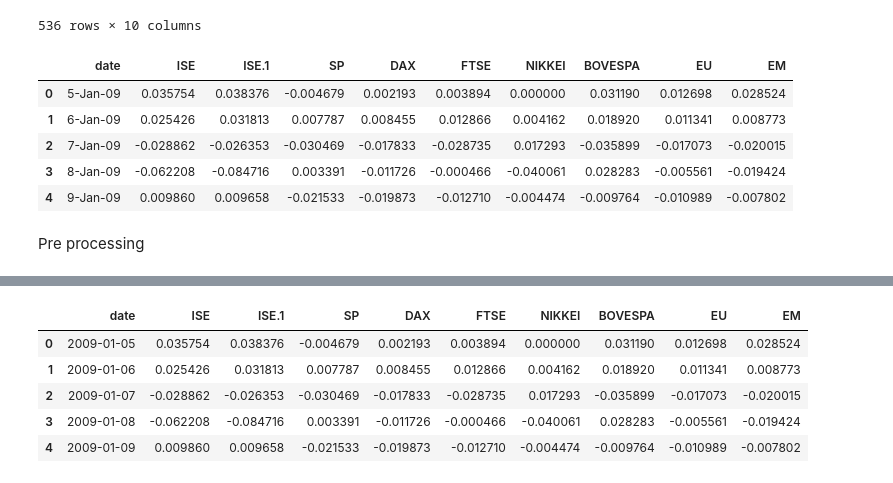
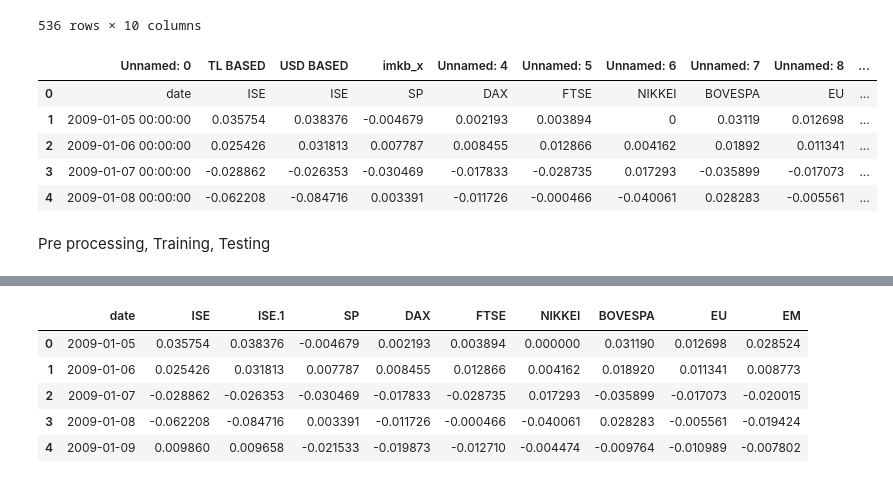
Before and after one commit to mikhalastepek/Istanbul-Stock-Exchange-Regression, a Jupyter notebook: final_project_bte420.ipynb, the cells around one changed output, grey strips where cells are left out. Saved outputs shown, nothing was run; the diff lists cells and outputs as text; code cells hidden in the pictures.

```diff
--- a/final_project_bte420.ipynb
+++ b/final_project_bte420.ipynb
@@ -20,26 +20,26 @@ df
 # %%
 # CALL DATA WITH API
 # Importing the data from the origin Website (A different alterntive)
 import os
 
 ISE_PATH = 'https://archive.ics.uci.edu/ml/machine-learning-databases/00247/data_akbilgic.xlsx'
 
 def load_ISE_data(ISE_path = ISE_PATH):
     excel_path = os.path.join(ISE_path)
     return pd.read_excel(excel_path)
 
 # Display data
-ise = load_ISE_data()
+df = load_ISE_data()
 df.head()
 # %% [output]
-|  | date | ISE | ISE.1 | SP | DAX | FTSE | NIKKEI | BOVESPA | EU | EM |
-| 0 | 5-Jan-09 | 0.035754 | 0.038376 | -0.004679 | 0.002193 | 0.003894 | 0.000000 | 0.031190 | 0.012698 | 0.028524 |
-| 1 | 6-Jan-09 | 0.025426 | 0.031813 | 0.007787 | 0.008455 | 0.012866 | 0.004162 | 0.018920 | 0.011341 | 0.008773 |
-| 2 | 7-Jan-09 | -0.028862 | -0.026353 | -0.030469 | -0.017833 | -0.028735 | 0.017293 | -0.035899 | -0.017073 | -0.020015 |
-| 3 | 8-Jan-09 | -0.062208 | -0.084716 | 0.003391 | -0.011726 | -0.000466 | -0.040061 | 0.028283 | -0.005561 | -0.019424 |
-| 4 | 9-Jan-09 | 0.009860 | 0.009658 | -0.021533 | -0.019873 | -0.012710 | -0.004474 | -0.009764 | -0.010989 | -0.007802 |
+|  | Unnamed: 0 | TL BASED | USD BASED | imkb_x | Unnamed: 4 | Unnamed: 5 | Unnamed: 6 | Unnamed: 7 | Unnamed: 8 | ... |
+| 0 | date | ISE | ISE | SP | DAX | FTSE | NIKKEI | BOVESPA | EU | ... |
+| 1 | 2009-01-05 00:00:00 | 0.035754 | 0.038376 | -0.004679 | 0.002193 | 0.003894 | 0 | 0.03119 | 0.012698 | ... |
+| 2 | 2009-01-06 00:00:00 | 0.025426 | 0.031813 | 0.007787 | 0.008455 | 0.012866 | 0.004162 | 0.01892 | 0.011341 | ... |
+| 3 | 2009-01-07 00:00:00 | -0.028862 | -0.026353 | -0.030469 | -0.017833 | -0.028735 | 0.017293 | -0.035899 | -0.017073 | ... |
+| 4 | 2009-01-08 00:00:00 | -0.062208 | -0.084716 | 0.003391 | -0.011726 | -0.000466 | -0.040061 | 0.028283 | -0.005561 | ... |
 # %% [markdown]
-Pre processing
+Pre processing, Training, Testing
 # %%
 #Here, we are printing the information of the data frame. NOTE: we are not manipulating it yet.
 df.info
```
Also changed, not shown: parts of 12 cells of this notebook.
